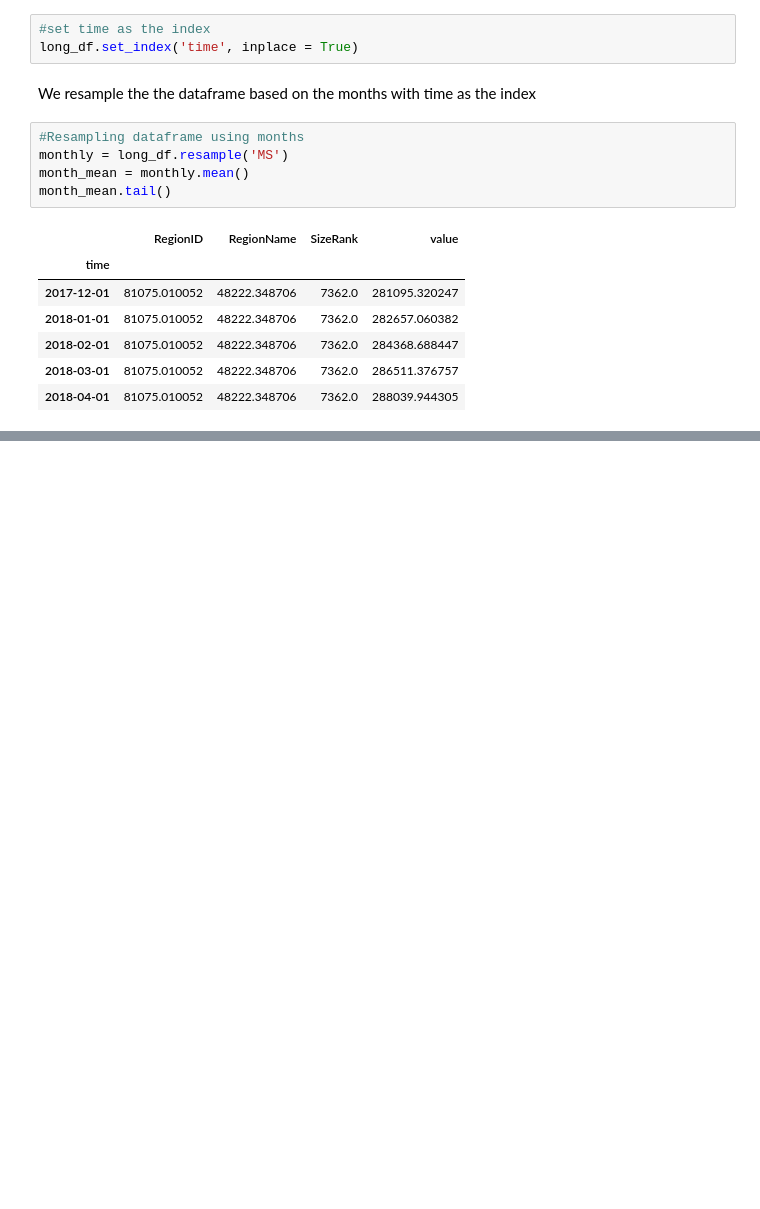
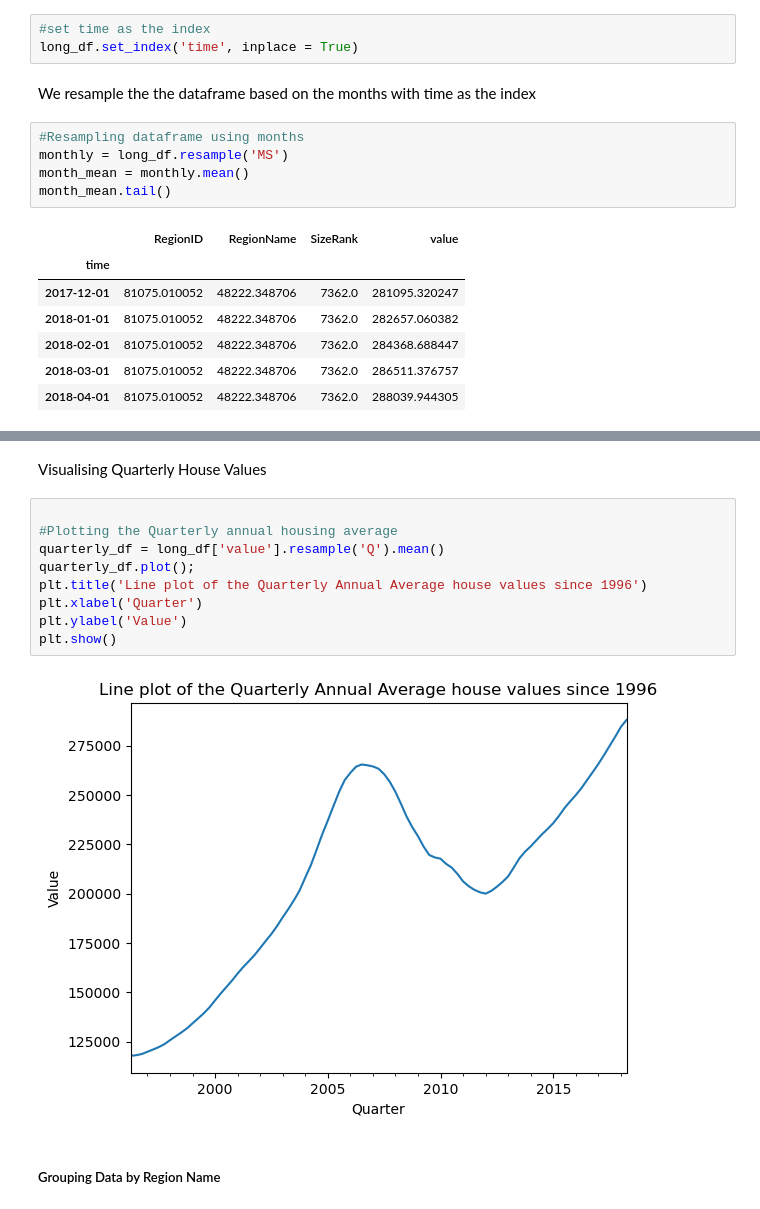
Before and after one commit to Nelsonkim44/Phase-4-Project, a Jupyter notebook: Phase 4 Project.ipynb, the cells around one changed output, grey strips where cells are left out. Cells and saved outputs as stored; diff of their text form; blank space fills up the shorter version.

```diff
--- a/Phase 4 Project.ipynb
+++ b/Phase 4 Project.ipynb
@@ -237,0 +265,15 @@ month_mean.tail()
+# %% [markdown]
+Visualising Quarterly House Values
+# %%
+
+#Plotting the Quarterly annual housing average
+quarterly_df = long_df['value'].resample('Q').mean()
+quarterly_df.plot();
+plt.title('Line plot of the Quarterly Annual Average house values since 1996')
+plt.xlabel('Quarter')
+plt.ylabel('Value')
+plt.show()
+# %% [output]
+[figure, added]
+# %% [markdown]
+##### Grouping Data by Region Name
```
Also changed, not shown: parts of 37 cells of this notebook.
